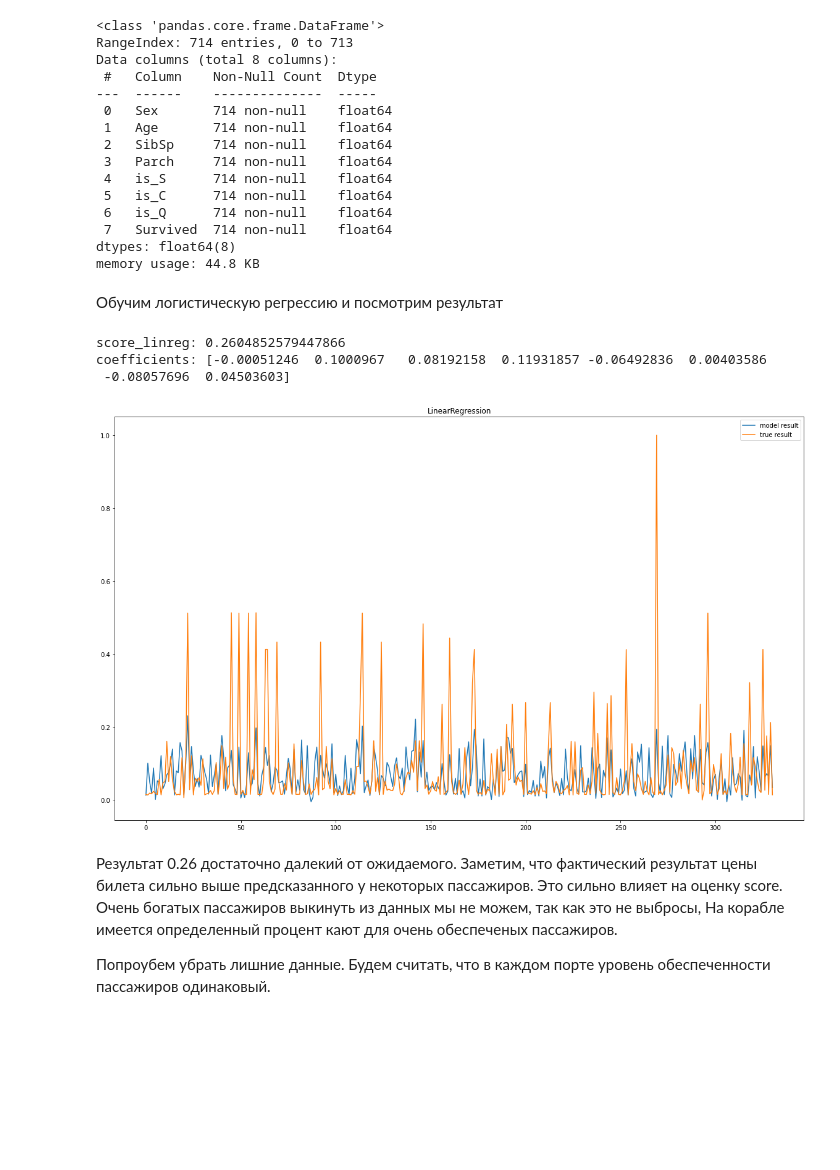
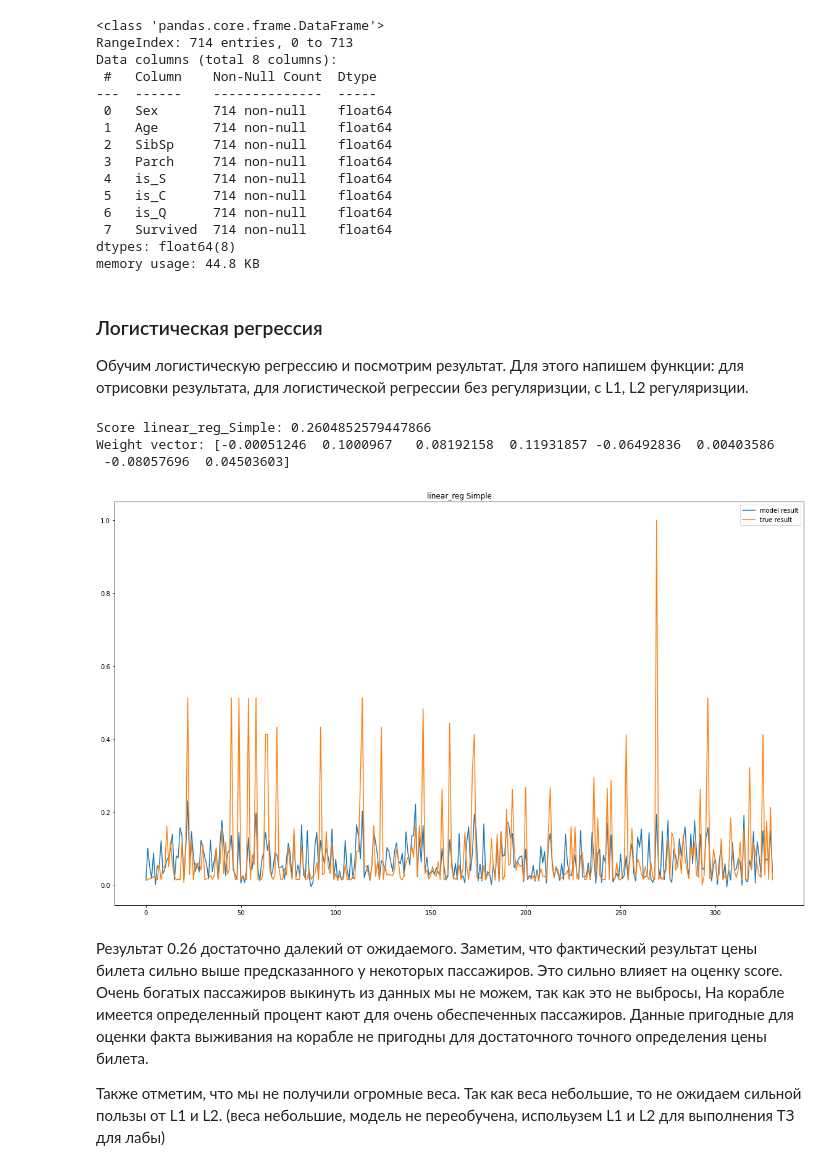
Before and after one commit to AlekseySirmais7/bmstuML, a Jupyter notebook: Laba_3.ipynb, the cells around one changed output. Cells and saved outputs as stored; diff of their text form; code cells hidden in the pictures; blank space fills up the shorter version.

```diff
--- a/Laba_3.ipynb
+++ b/Laba_3.ipynb
@@ -59,45 +59,6 @@ Data columns (total 8 columns):
  7   Survived  714 non-null    float64
 dtypes: float64(8)
 memory usage: 44.8 KB
-# %% [markdown]
-Обучим логистическую регрессию и посмотрим результат
-# %%
-from sklearn.linear_model import LinearRegression
-
-def linear_reg(y_dataTrain, dataTrain, y_dataTest, dataTest, power, models_to_plot):
-
-    linreg = LinearRegression(normalize=False) # нормализация уже была в шагах ЛР 2
-    linreg.fit(dataTrain, y_dataTrain)
-
-
-    dataTrain.head(4)
-    dataTest.head(4)
-
-    score_linreg = linreg.score(dataTest, y_dataTest)
-
-    print('score_linreg:', score_linreg)
-
-    print('сoefficients:', linreg.coef_)
-
-    y_pred = linreg.predict(dataTest)
-
-    rcParams['figure.figsize'] = 20,12
-
-
-    x = np.arange(len(y_pred))
-    fig = plt.figure()
-    ax = plt.subplot(111)
-    ax.plot(x, y_pred, label='model result')
-    ax.plot(x, y_dataTest, label='true result')
-    plt.title('LinearRegression')
-    ax.legend()
-    plt.show()
-
-
-
-linear_reg(y_train, X_train, y_test, X_test, 2,2)
-# %% [output]
-score_linreg: 0.2604852579447866
-сoefficients: [-0.00051246  0.1000967   0.08192158  0.11931857 -0.06492836  0.00403586
- -0.08057696  0.04503603]
-[figure, removed]
+# %% [markdown]
+### Логистическая регрессия
+Обучим логистическую регрессию и посмотрим результат. Для этого напишем функции: для отрисовки результата, для логистической регрессии без регуляризции, с L1, L2 регуляризции.
@@ -104,5 +112,14 @@ score_linreg: 0.2604852579447866
+# %%
+# логистическая регрессия без регуляризции
+linear_reg_Simple(y_train, X_train, y_test, X_test)
+# %% [output]
+Score linear_reg_Simple: 0.2604852579447866
+Weight vector: [-0.00051246  0.1000967   0.08192158  0.11931857 -0.06492836  0.00403586
+ -0.08057696  0.04503603]
+[figure, added]
 # %% [markdown]
 Результат 0.26 достаточно далекий от ожидаемого.
-Заметим, что фактический результат цены билета сильно выше предсказанного у некоторых пассажиров. Это сильно влияет на оценку score. Очень богатых пассажиров выкинуть из данных мы не можем, так как это не выбросы, На корабле имеется определенный процент кают для очень обеспеченых пассажиров.
+Заметим, что фактический результат цены билета сильно выше предсказанного у некоторых пассажиров. Это сильно влияет на оценку score. Очень богатых пассажиров выкинуть из данных мы не можем, так как это не выбросы, На корабле имеется определенный процент кают для очень обеспеченных пассажиров.
+Данные пригодные для оценки факта выживания на корабле не пригодны для достаточного точного определения цены билета.
 
-Попроубем убрать лишние данные. Будем считать, что в каждом порте уровень обеспеченности пассажиров одинаковый.
+Также отметим, что мы не получили огромные веса. Так как веса небольшие, то не ожидаем сильной пользы от L1 и L2. (веса небольшие, модель не переобучена, испольузем L1 и L2 для выполнения ТЗ для лабы)
```
Also changed, not shown: parts of 11 cells of this notebook.
